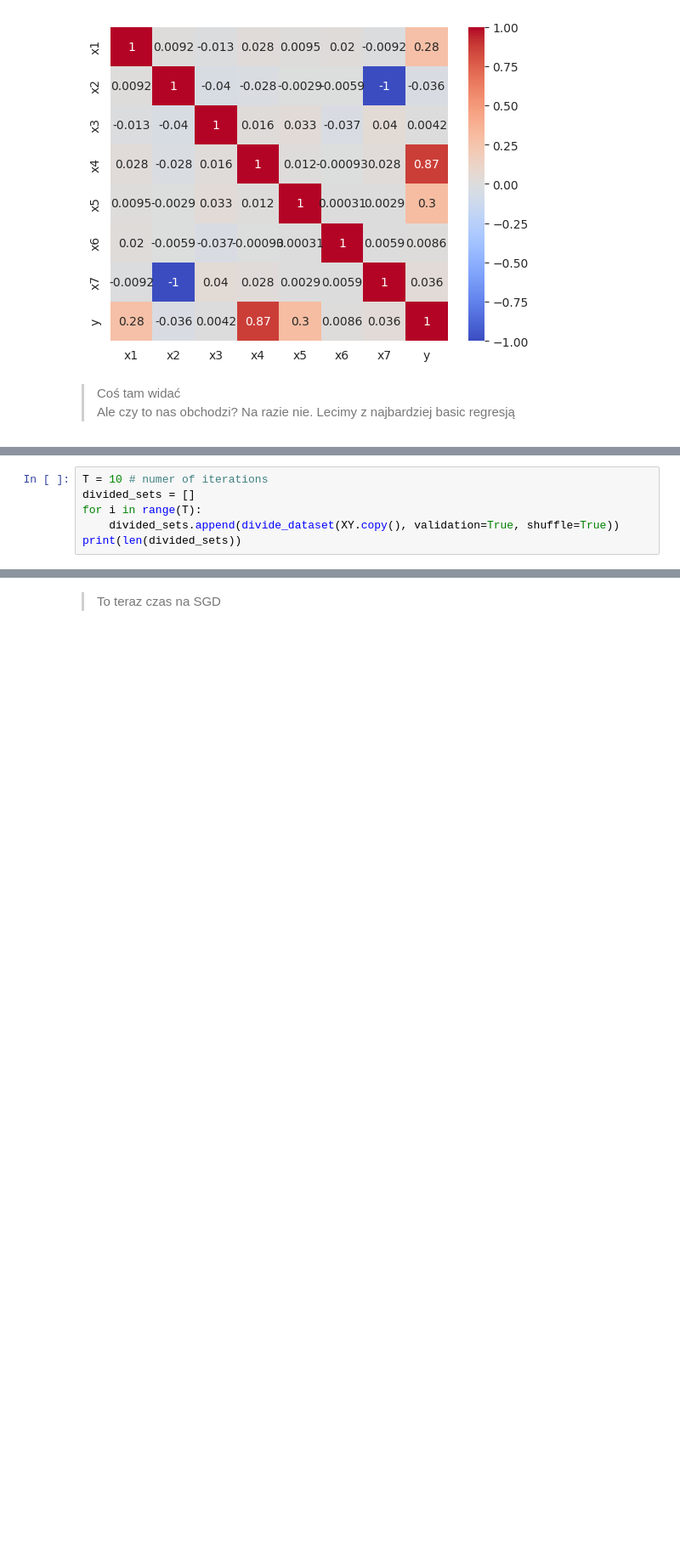
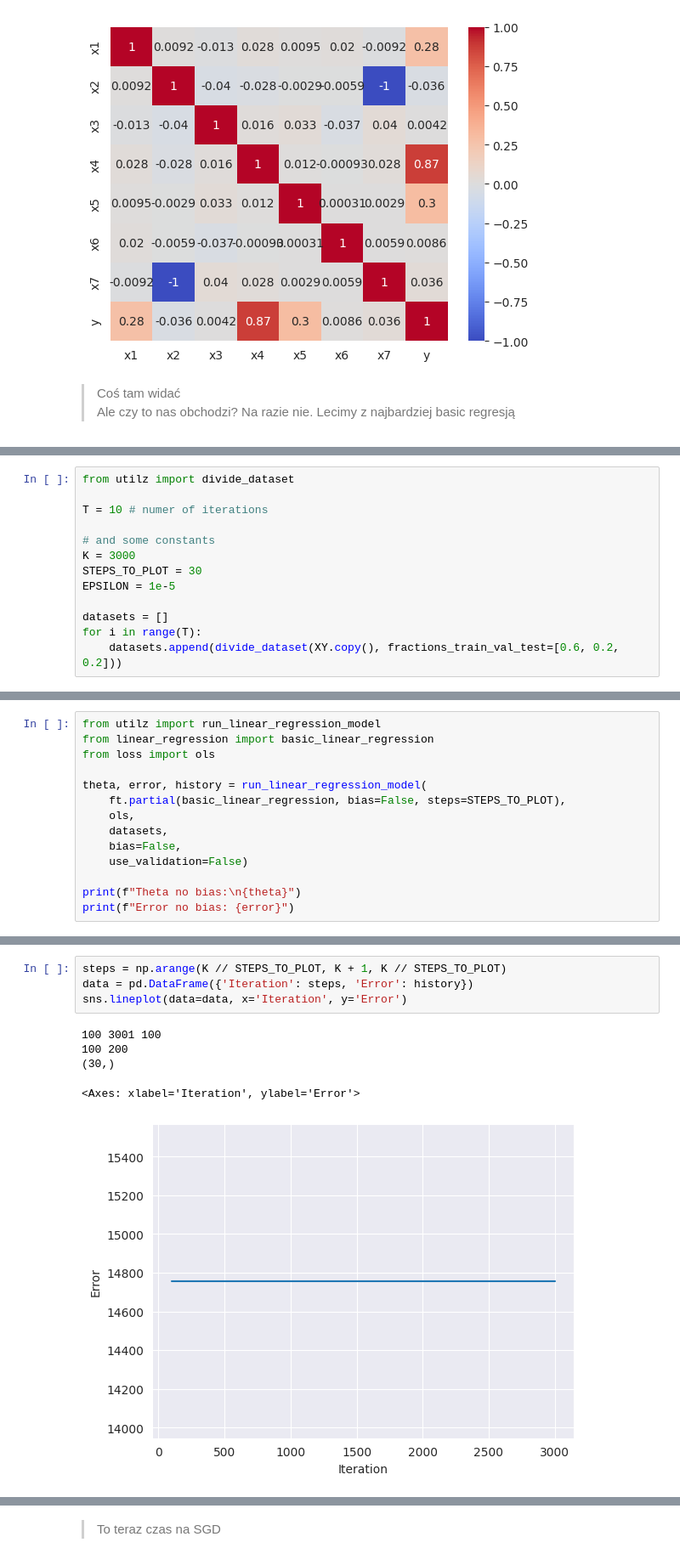
Before and after one commit to cieplypolar/linear-regression, a Jupyter notebook: main.ipynb, the cells around one changed output, grey strips where cells are left out. Shown at 85% size. Saved outputs shown, nothing was run; the diff lists cells and outputs as text; blank space fills up the shorter version.

Commit message:
Added hyperparameter search + plots

```diff
--- a/main.ipynb
+++ b/main.ipynb
@@ -55,6 +37,13 @@ def basic_linear_regression(X, y):
 # %%
+from utilz import divide_dataset
+
 T = 10 # numer of iterations
-divided_sets = []
+
+# and some constants
+K = 3000
+STEPS_TO_PLOT = 30
+EPSILON = 1e-5
+
+datasets = []
 for i in range(T):
-    divided_sets.append(divide_dataset(XY.copy(), validation=True, shuffle=True))
-print(len(divided_sets))
+    datasets.append(divide_dataset(XY.copy(), fractions_train_val_test=[0.6, 0.2, 0.2]))
@@ -86,0 +52,14 @@ def run_basic_linear_regression(divided_sets):
+# %%
+from utilz import run_linear_regression_model
+from linear_regression import basic_linear_regression
+from loss import ols
+
+theta, error, history = run_linear_regression_model(
+    ft.partial(basic_linear_regression, bias=False, steps=STEPS_TO_PLOT),
+    ols,
+    datasets,
+    bias=False,
+    use_validation=False)
+
+print(f"Theta no bias:\n{theta}")
+print(f"Error no bias: {error}")
@@ -87 +76,11 @@ def run_basic_linear_regression(divided_sets):
+# %%
+steps = np.arange(K // STEPS_TO_PLOT, K + 1, K // STEPS_TO_PLOT)
+data = pd.DataFrame({'Iteration': steps, 'Error': history})
+sns.lineplot(data=data, x='Iteration', y='Error')
+# %% [output]
+100 3001 100
+100 200
+(30,)
+<Axes: xlabel='Iteration', ylabel='Error'>
+[figure, added]
 # %%
```
Also changed, not shown: parts of 41 cells of this notebook, 4 other files.
